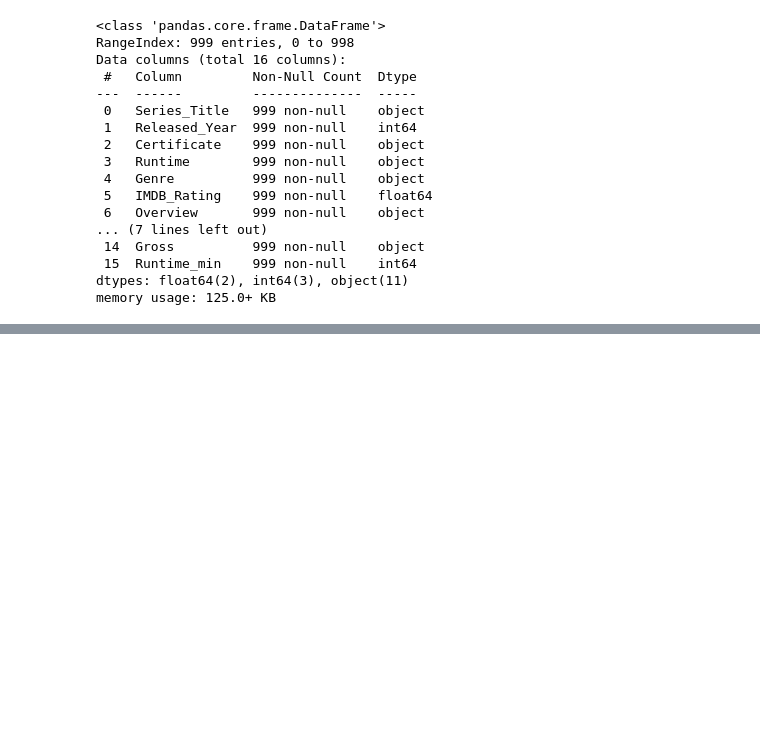
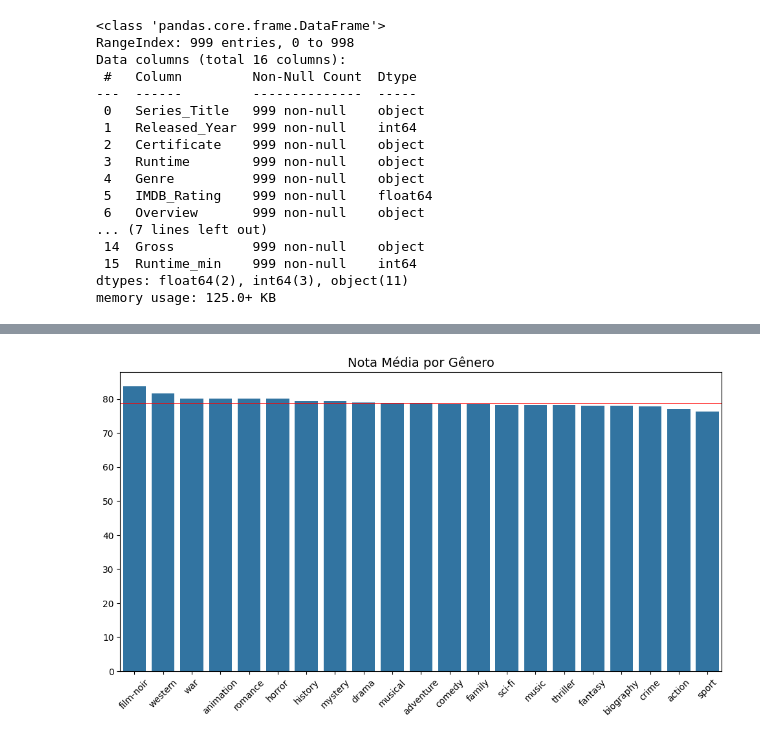
Before and after one commit to anneaiad/LH_CD_ANNE_PIMENTEL, a Jupyter notebook: desafio_indicium_cd.ipynb, the cells around one changed output, grey strips where cells are left out. Drawn from its saved outputs; the diff is of its cells as text; code cells hidden in the pictures; blank space fills up the shorter version.

```diff
--- a/desafio_indicium_cd.ipynb
+++ b/desafio_indicium_cd.ipynb
@@ -283,0 +478,4 @@ dados_tratados.to_csv('dados_tratados_desafio_indicium.csv', index=False)
+# %%
+# Verificando a nota média de cada gênero
+top_genero_media = dados_genero.groupby('Genre_split')['Nota_Media'].mean().sort_values(ascending=False)
+print(top_genero_media)
@@ -283,0 +508,13 @@ dados_tratados.to_csv('dados_tratados_desafio_indicium.csv', index=False)
+# %%
+# Visualizando as notas média por gênero em um gráfico de barras
+plt.figure(figsize=(12,6))
+sns.barplot(x=top_genero_media.index, y=top_genero_media.values)
+nota = 78.8
+plt.axhline(y=nota, color='red', linewidth=0.5)
+plt.title('Nota Média por Gênero', fontsize=14)
+plt.xticks(rotation=45)
+plt.xlabel('')
+plt.ylabel('')
+plt.show()
+# %% [output]
+[figure, added]
```
Also changed, not shown: parts of 76 cells of this notebook.
